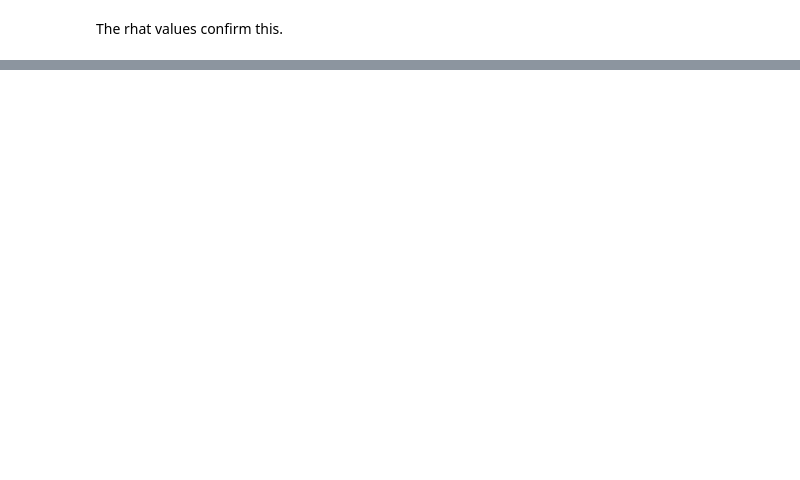
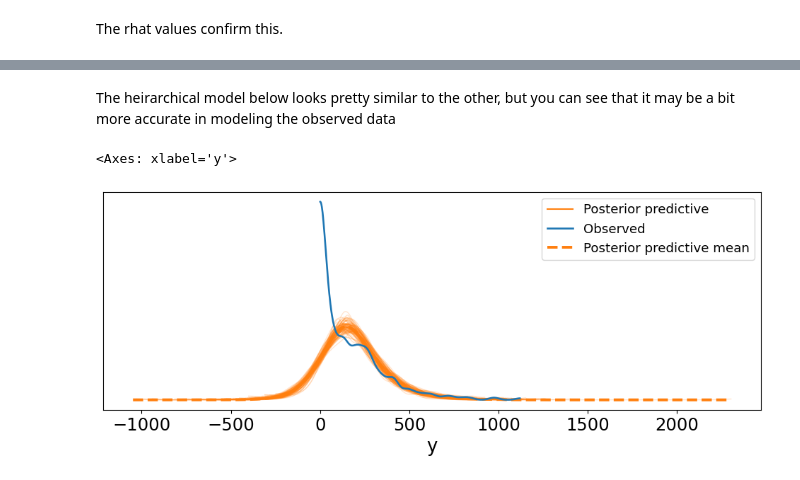
Before and after one commit to EsmeBarker/Collab, a Jupyter notebook: EsmeBarkU4Proj.ipynb, the cells around one changed output, grey strips where cells are left out. Saved outputs shown, nothing was run; the diff lists cells and outputs as text; code cells hidden in the pictures; blank space fills up the shorter version.

```diff
--- a/EsmeBarkU4Proj.ipynb
+++ b/EsmeBarkU4Proj.ipynb
@@ -98,0 +187,7 @@ I don't know much about basketball, but based off of what I can see in the data
+# %% [markdown]
+The heirarchical model below looks pretty similar to the other, but you can see that it may be a bit more accurate in modeling the observed data
+# %%
+az.plot_ppc(idata_bball, num_pp_samples=100, figsize=(12, 4), colors=["C1", "C0", "C1"])
+# %% [output]
+<Axes: xlabel='y'>
+[figure, added]
```
Also changed, not shown: parts of 15 cells of this notebook.
